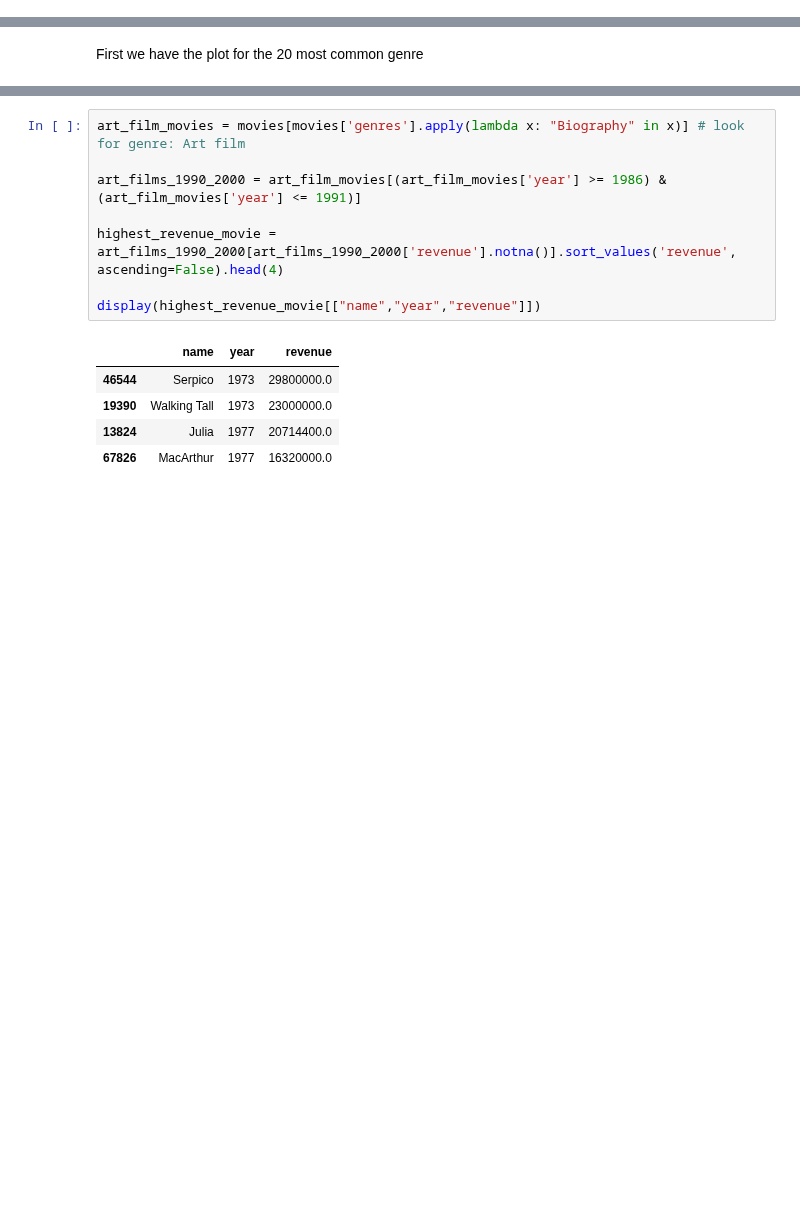
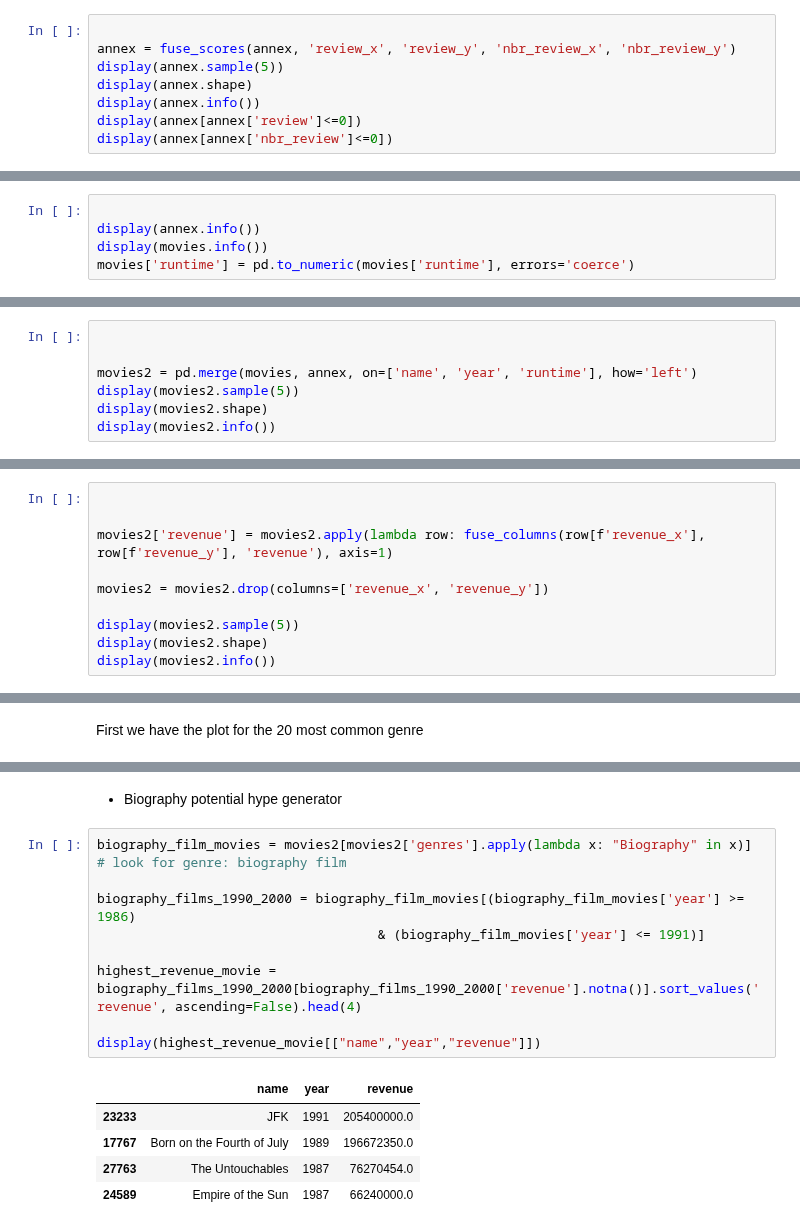
Before and after one commit to epfl-ada/ada-2023-project-thewestbobers, a Jupyter notebook: milestoneP2.ipynb, the cells around one changed output, grey strips where cells are left out. Saved outputs shown, nothing was run; the diff lists cells and outputs as text; blank space fills up the shorter version.

```diff
--- a/milestoneP2.ipynb
+++ b/milestoneP2.ipynb
@@ -226,0 +768,8 @@ movies = data_filter(movies)
+# %%
+
+annex = fuse_scores(annex, 'review_x', 'review_y', 'nbr_review_x', 'nbr_review_y')
+display(annex.sample(5))
+display(annex.shape)
+display(annex.info())
+display(annex[annex['review']<=0])
+display(annex[annex['nbr_review']<=0])
@@ -226,0 +807,5 @@ movies = data_filter(movies)
+# %%
+
+display(annex.info())
+display(movies.info())
+movies['runtime'] = pd.to_numeric(movies['runtime'], errors='coerce')
@@ -226,0 +846,7 @@ movies = data_filter(movies)
+# %%
+
+
+movies2 = pd.merge(movies, annex, on=['name', 'year', 'runtime'], how='left')
+display(movies2.sample(5))
+display(movies2.shape)
+display(movies2.info())
@@ -226,0 +883,10 @@ movies = data_filter(movies)
+# %%
+
+
+movies2['revenue'] = movies2.apply(lambda row: fuse_columns(row[f'revenue_x'], row[f'revenue_y'], 'revenue'), axis=1)
+
+movies2 = movies2.drop(columns=['revenue_x', 'revenue_y'])
+
+display(movies2.sample(5))
+display(movies2.shape)
+display(movies2.info())
@@ -292,14 +1049,17 @@ In the graphic above we see an increase in popularity in movie with the genre Ar
+# %% [markdown]
+- Biography potential hype generator
 # %%
-art_film_movies = movies[movies['genres'].apply(lambda x: "Biography" in x)] # look for genre: Art film
+biography_film_movies = movies2[movies2['genres'].apply(lambda x: "Biography" in x)] # look for genre: biography film
 
-art_films_1990_2000 = art_film_movies[(art_film_movies['year'] >= 1986) & (art_film_movies['year'] <= 1991)]
+biography_films_1990_2000 = biography_film_movies[(biography_film_movies['year'] >= 1986)
+                                    & (biography_film_movies['year'] <= 1991)]
 
-highest_revenue_movie = art_films_1990_2000[art_films_1990_2000['revenue'].notna()].sort_values('revenue', ascending=False).head(4)
+highest_revenue_movie = biography_films_1990_2000[biography_films_1990_2000['revenue'].notna()].sort_values('revenue', ascending=False).head(4)
 
 display(highest_revenue_movie[["name","year","revenue"]])
 # %% [output]
 |  | name | year | revenue |
-| 46544 | Serpico | 1973 | 29800000.0 |
-| 19390 | Walking Tall | 1973 | 23000000.0 |
-| 13824 | Julia | 1977 | 20714400.0 |
-| 67826 | MacArthur | 1977 | 16320000.0 |
+| 23233 | JFK | 1991 | 205400000.0 |
+| 17767 | Born on the Fourth of July | 1989 | 196672350.0 |
+| 27763 | The Untouchables | 1987 | 76270454.0 |
+| 24589 | Empire of the Sun | 1987 | 66240000.0 |
```
Also changed, not shown: parts of 93 cells of this notebook.
